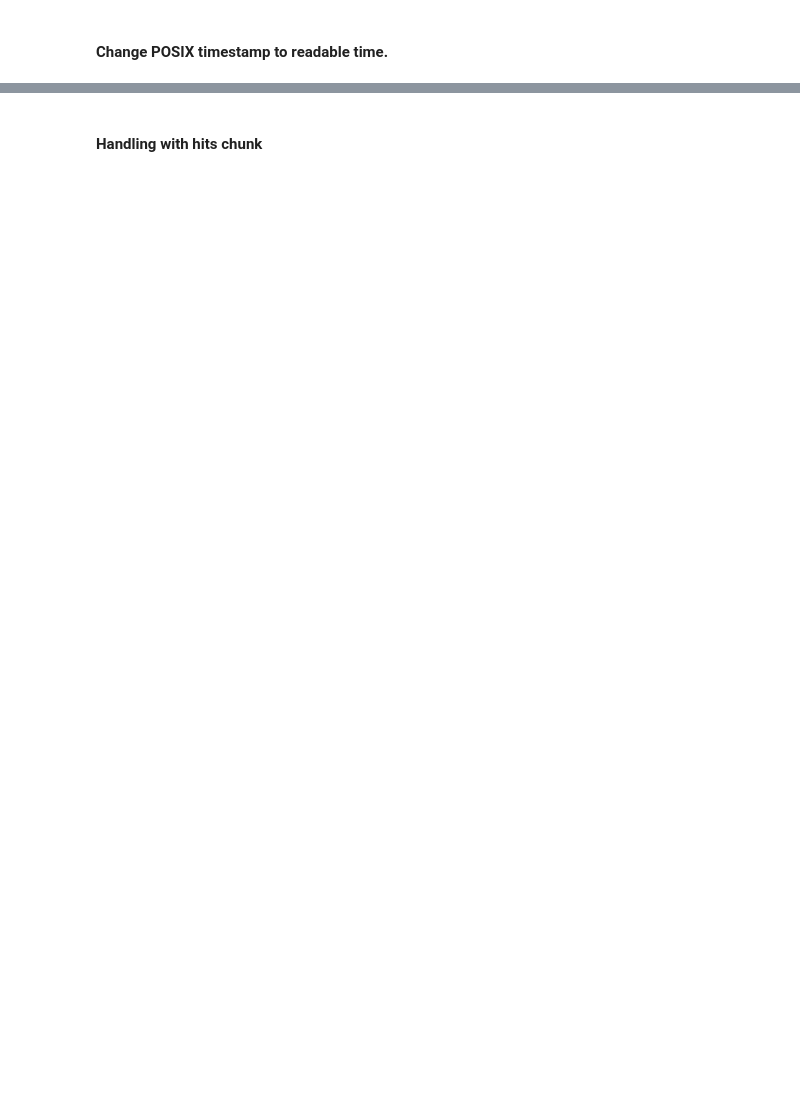
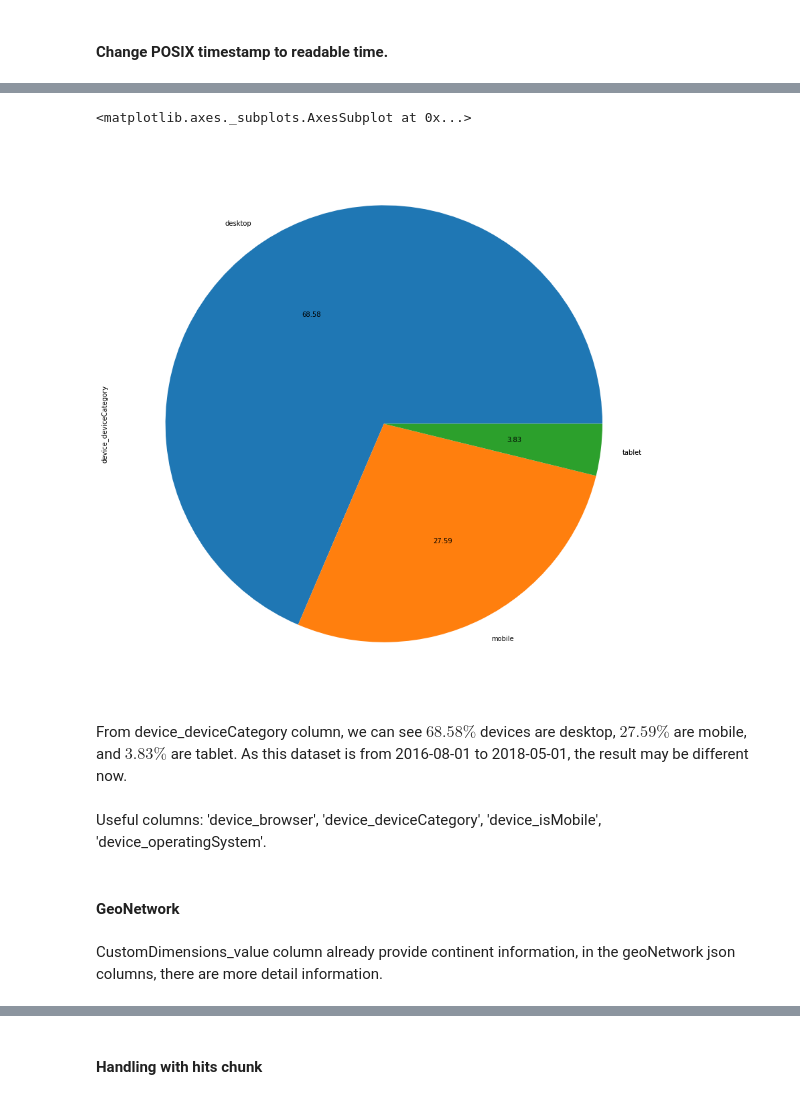
Before and after one commit to sobyl/Google_Analytics_Customer_Revenue_Prediction, a Jupyter notebook: data_explore.ipynb, the cells around one changed output, grey strips where cells are left out. Saved outputs shown, nothing was run; the diff lists cells and outputs as text; code cells hidden in the pictures; blank space fills up the shorter version.

```diff
--- a/data_explore.ipynb
+++ b/data_explore.ipynb
@@ -83,0 +315,9 @@ Name: visitStartTime, dtype: object
+# %%
+train_df.device_deviceCategory.value_counts(dropna=False).plot.pie(figsize=(20,15), autopct="%.2f")
+# %% [output]
+<matplotlib.axes._subplots.AxesSubplot at 0x...>
+[figure, added]
+# %% [markdown]
+From device_deviceCategory column, we can see $68.58\%$ devices are desktop, $27.59\%$ are mobile, and $3.83\%$ are tablet. As this dataset is from 2016-08-01 to 2018-05-01, the result may be different now.
+# %% [markdown]
+Useful columns: 'device_browser', 'device_deviceCategory', 'device_isMobile', 'device_operatingSystem'.
@@ -83,0 +326,4 @@ Name: visitStartTime, dtype: object
+# %% [markdown]
+#### GeoNetwork
+# %% [markdown]
+CustomDimensions_value column already provide continent information, in the geoNetwork json columns, there are more detail information.
```
Also changed, not shown: parts of 127 cells of this notebook, 4 other files.
